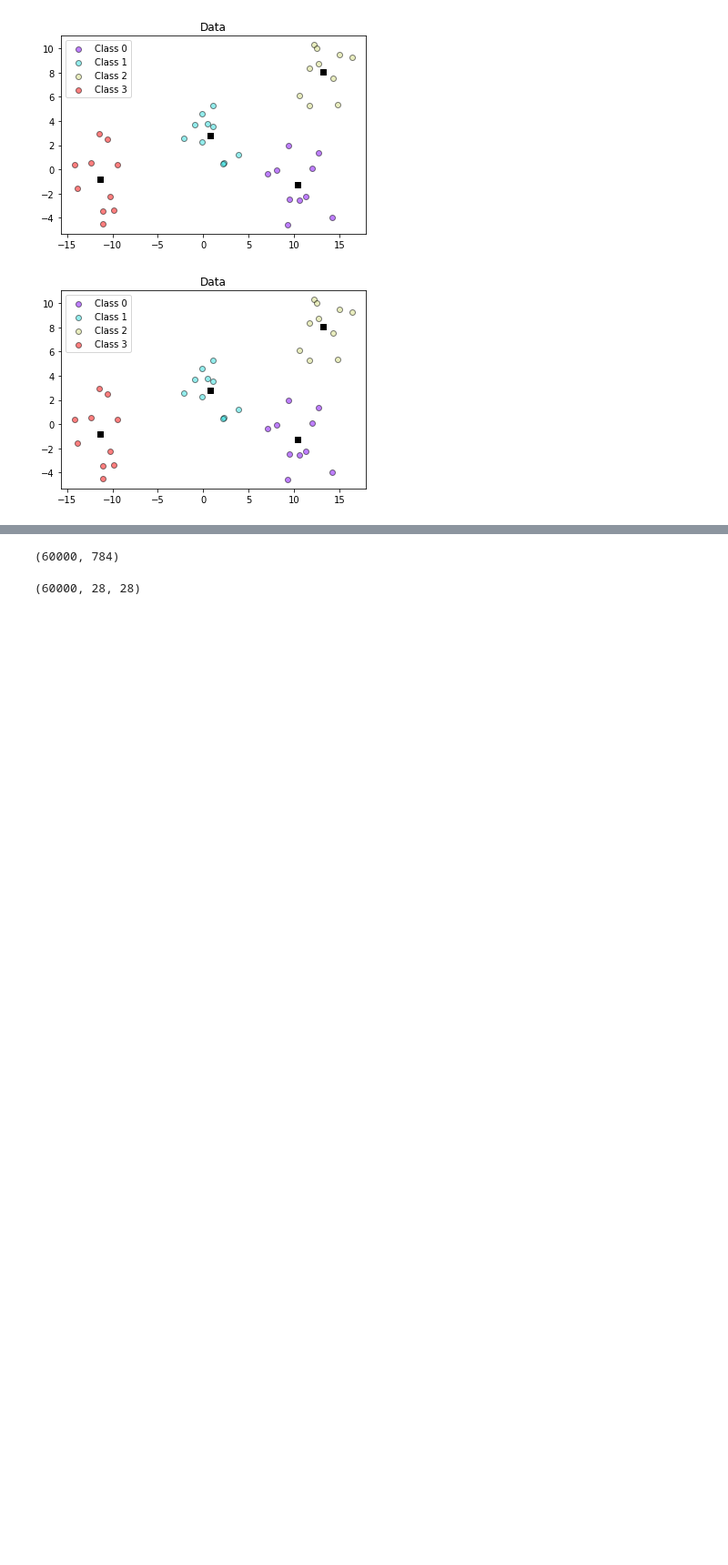
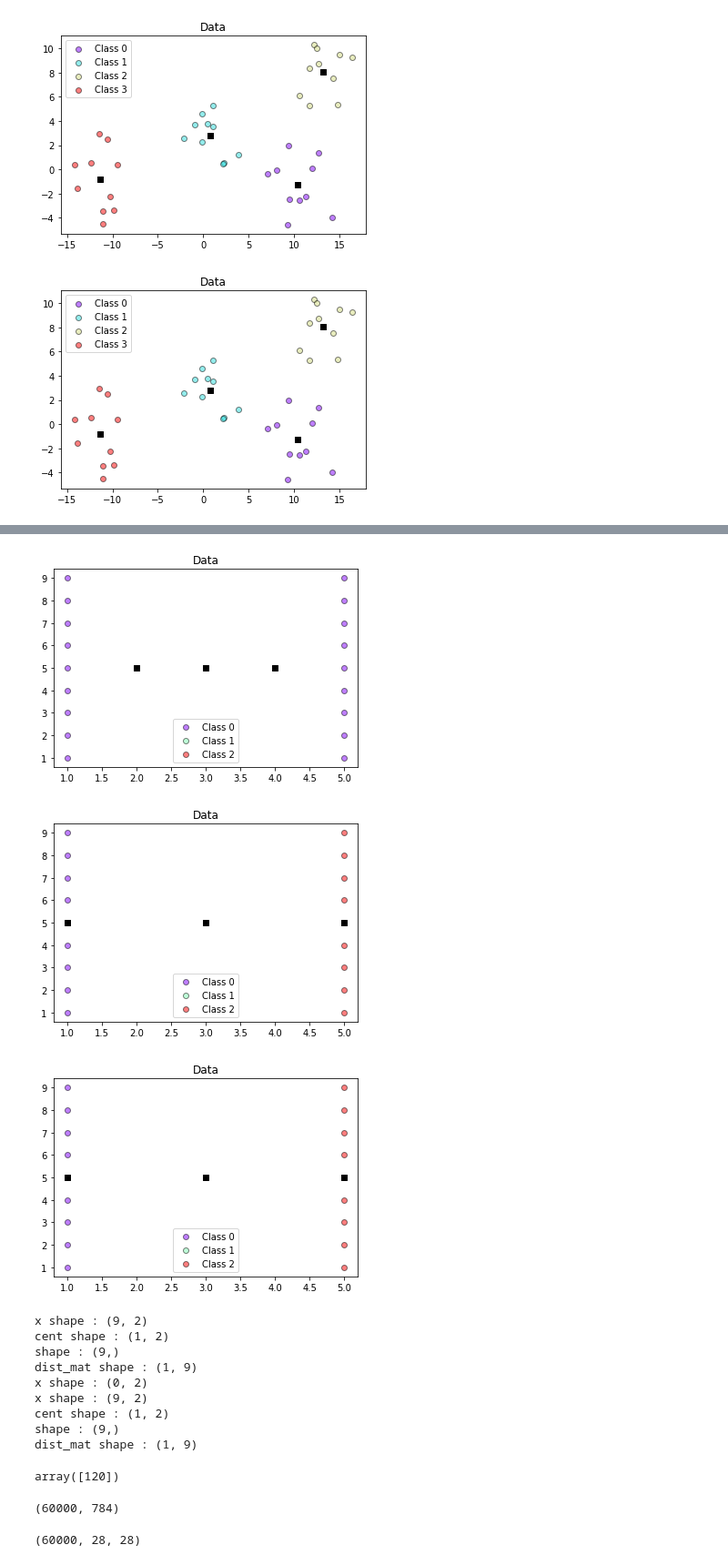
Before and after one commit to kanishk779/SMAI-2, a Jupyter notebook: question1.ipynb, the cells around one changed output, grey strips where cells are left out. Shown: that part at 91% size. Saved outputs shown, nothing was run; the diff lists cells and outputs as text; code cells hidden in the pictures; blank space fills up the shorter version.

Commit message:
Implement elbow method

```diff
--- a/question1.ipynb
+++ b/question1.ipynb
@@ -67,14 +76,26 @@ class Kmeans:
     # range can be decided based on whether data is normalized or not
     # write the iterative method for finding next clusters
     # clusters are numbered from 0 to k-1
-    def __init__(self, X, k, init_method, dist_measure, iterations):
+    def __init__(self, X, k, init_method, dist_measure, iterations, centro=None):
         self.init_method = init_method
         self.dist_measure = dist_measure
         self.iterations = iterations
         self.k = k
         self.X = X
-        self.centroids = np.zeros((k, X.shape[1]))
-        self.clusters = np.zeros(X.shape[0])
+        self.labels = np.zeros(X.shape[0])
+        self.initialised = False
+        if centro is not None:
+            self.centroids = centro
+            self.initialised = True
+            self.plot_data()
+        else:
+            self.centroids = np.zeros((k, X.shape[1]))
+
+    def give_centroids(self):
+        return self.centroids
+
+    def give_labels(self):
+        return self.labels
 
     def initialise(self):
         if self.init_method == 'Forgy':
@@ -88,6 +109,8 @@ class Kmeans:
                     points[p] = 1
         elif self.init_method == 'Random':
             clusters = np.random.randint(self.k, size=self.X.shape[0])
+            for i in range(self.k):
+                clusters[i] = i # making sure that each centroid gets at least one point
             for i in range(self.k):
                 mask = clusters == i
                 x_new = self.X[mask]
@@ -118,15 +141,16 @@ class Kmeans:
         for i in range(self.k):
             mask = clusters == i
             x_new = self.X[mask]
-            self.centroids[i] = x_new.mean(axis=0)
-        self.clusters = clusters
+            if x_new.shape[0] > 0: # It might happen that no point is assigned to a particular centroid (Quite Dangerous)
+                self.centroids[i] = x_new.mean(axis=0)
+        self.labels = clusters
         self.plot_data()
 
     def plot_data(self):
         if self.X.shape[1] == 2:
             colors = cm.rainbow(np.linspace(0.0, 1.0, self.k))
             for this_y, color in zip(range(self.k), colors):
-                this_X = self.X[self.clusters == this_y]
+                this_X = self.X[self.labels == this_y]
                 plt.scatter(this_X[:, 0], this_X[:, 1],
                             c=color[np.newaxis, :],
                             alpha=0.5, edgecolor='k',
@@ -137,7 +161,8 @@ class Kmeans:
             plt.show()
 
     def train(self):
-        self.initialise()
+        if not self.initialised:
+            self.initialise()
         for _ in range(self.iterations):
             self.realign()
 # %% [markdown]
@@ -199,0 +251,23 @@ class Kmeansplusplus:
+# %%
+X = [[1, i] for i in range(1, 10)] + [[5, i] for i in range(1, 10)]
+X = np.array(X)
+centro = np.array([[2, 5], [3, 5], [4, 5]])
+km = Kmeans(X, 3, 'Random', 'euclidean', 2, centro=centro)
+km.train()
+centroids = km.give_centroids()
+labels = km.give_labels()
+elbow(X, labels, centroids)
+# %% [output]
+[figure, added]
+[figure, added]
+[figure, added]
+x shape : (9, 2)
+cent shape : (1, 2)
+shape : (9,)
+dist_mat shape : (1, 9)
+x shape : (0, 2)
+x shape : (9, 2)
+cent shape : (1, 2)
+shape : (9,)
+dist_mat shape : (1, 9)
+array([120])
```
Also changed, not shown: parts of 7 cells of this notebook.
